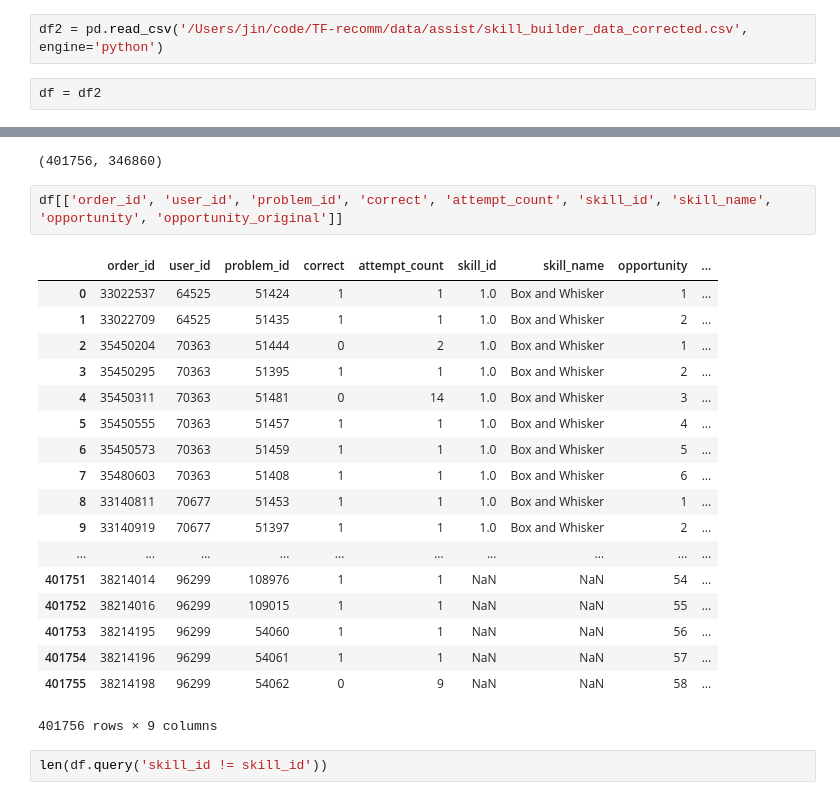
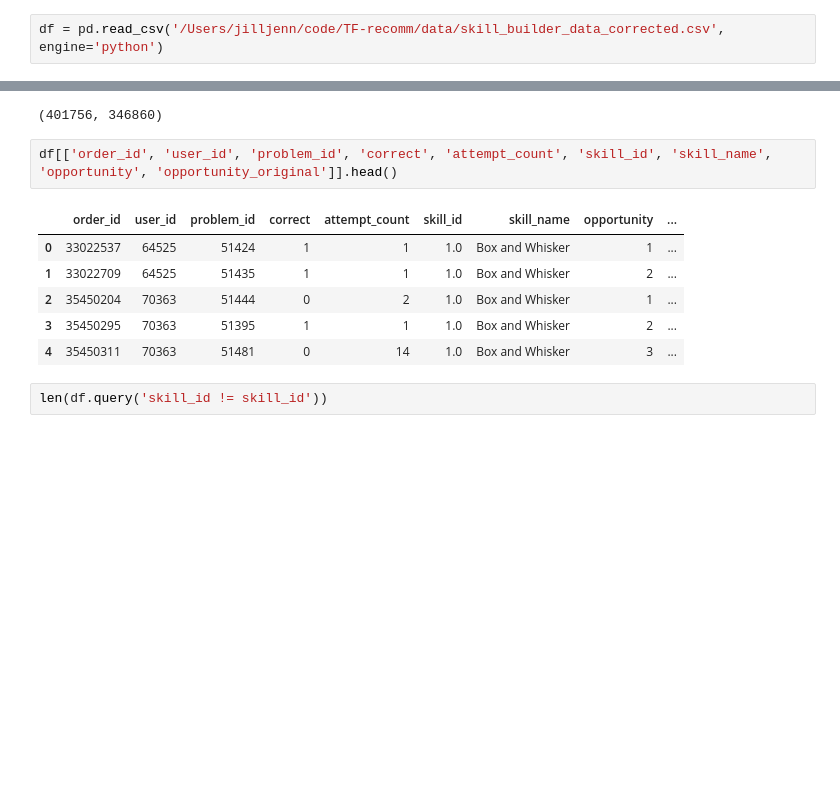
Before and after one commit to jilljenn/TF-recomm, a Jupyter notebook: doc/Assistments from scratch.ipynb, the cells around one changed output, grey strips where cells are left out. Cells and saved outputs as stored; diff of their text form; blank space fills up the shorter version.

```diff
--- a/doc/Assistments from scratch.ipynb
+++ b/doc/Assistments from scratch.ipynb
@@ -1,34 +1,20 @@
 # %%
 import pandas as pd
 # %%
-df2 = pd.read_csv('/Users/jin/code/TF-recomm/data/assist/skill_builder_data_corrected.csv', engine='python')
+df = pd.read_csv('/Users/jilljenn/code/TF-recomm/data/skill_builder_data_corrected.csv', engine='python')
-# %%
-df = df2
 # %%
 len(df), len(df['order_id'].unique())
 # %% [output]
 (401756, 346860)
 # %%
-df[['order_id', 'user_id', 'problem_id', 'correct', 'attempt_count', 'skill_id', 'skill_name', 'opportunity', 'opportunity_original']]
+df[['order_id', 'user_id', 'problem_id', 'correct', 'attempt_count', 'skill_id', 'skill_name', 'opportunity', 'opportunity_original']].head()
 # %% [output]
 |  | order_id | user_id | problem_id | correct | attempt_count | skill_id | skill_name | opportunity | ... |
 | 0 | 33022537 | 64525 | 51424 | 1 | 1 | 1.0 | Box and Whisker | 1 | ... |
 | 1 | 33022709 | 64525 | 51435 | 1 | 1 | 1.0 | Box and Whisker | 2 | ... |
 | 2 | 35450204 | 70363 | 51444 | 0 | 2 | 1.0 | Box and Whisker | 1 | ... |
 | 3 | 35450295 | 70363 | 51395 | 1 | 1 | 1.0 | Box and Whisker | 2 | ... |
 | 4 | 35450311 | 70363 | 51481 | 0 | 14 | 1.0 | Box and Whisker | 3 | ... |
-| 5 | 35450555 | 70363 | 51457 | 1 | 1 | 1.0 | Box and Whisker | 4 | ... |
-| 6 | 35450573 | 70363 | 51459 | 1 | 1 | 1.0 | Box and Whisker | 5 | ... |
-| 7 | 35480603 | 70363 | 51408 | 1 | 1 | 1.0 | Box and Whisker | 6 | ... |
-| 8 | 33140811 | 70677 | 51453 | 1 | 1 | 1.0 | Box and Whisker | 1 | ... |
-| 9 | 33140919 | 70677 | 51397 | 1 | 1 | 1.0 | Box and Whisker | 2 | ... |
-| ... | ... | ... | ... | ... | ... | ... | ... | ... | ... |
-| 401751 | 38214014 | 96299 | 108976 | 1 | 1 | NaN | NaN | 54 | ... |
-| 401752 | 38214016 | 96299 | 109015 | 1 | 1 | NaN | NaN | 55 | ... |
-| 401753 | 38214195 | 96299 | 54060 | 1 | 1 | NaN | NaN | 56 | ... |
-| 401754 | 38214196 | 96299 | 54061 | 1 | 1 | NaN | NaN | 57 | ... |
-| 401755 | 38214198 | 96299 | 54062 | 0 | 9 | NaN | NaN | 58 | ... |
-401756 rows × 9 columns
 # %%
 len(df.query('skill_id != skill_id'))
 # %% [output]
```
Also changed, not shown: parts of 32 cells of this notebook, 5 other files.
